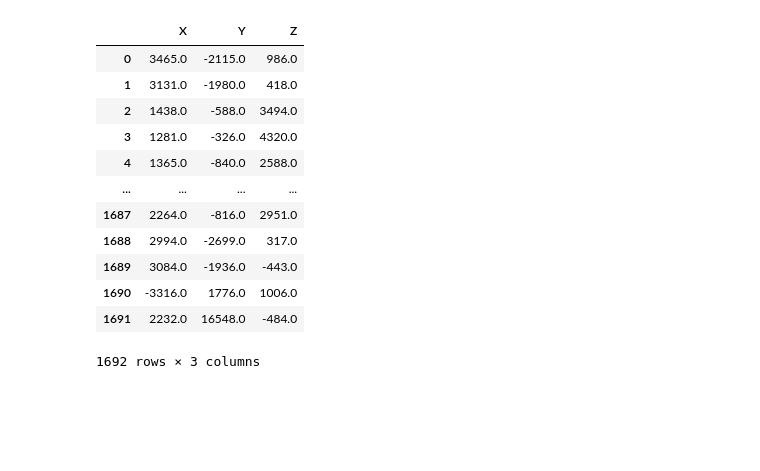
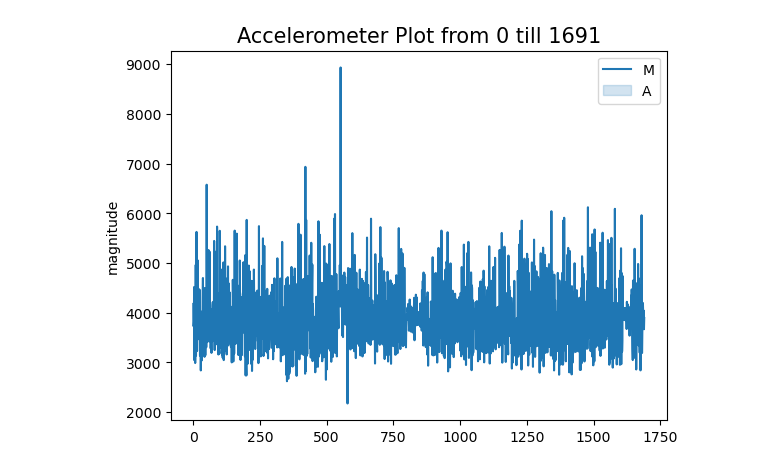
Before and after one commit to juliaborgess18/classificador-de-padroes-de-mobilidade, a Jupyter notebook: src/classificador.ipynb, the cells around one changed output. Drawn from its saved outputs; the diff is of its cells as text; code cells hidden in the pictures; blank space fills up the shorter version.

```diff
--- a/src/classificador.ipynb
+++ b/src/classificador.ipynb
@@ -4,20 +15,8 @@
 # %%
-from leitura_dados import LeituraDados
-
 arquivo = "..\\dataset\\Andando-PausasNãoMarcadas.csv"
 
-LeituraDados.resultado(arquivo)
+# Leitura dos dados de acordo com a extensão do arquivo
+df = LeituraDados.resultado(arquivo)
-# %% [output]
-|  | X | Y | Z |
-| 0 | 3465.0 | -2115.0 | 986.0 |
-| 1 | 3131.0 | -1980.0 | 418.0 |
-| 2 | 1438.0 | -588.0 | 3494.0 |
-| 3 | 1281.0 | -326.0 | 4320.0 |
-| 4 | 1365.0 | -840.0 | 2588.0 |
-| ... | ... | ... | ... |
-| 1687 | 2264.0 | -816.0 | 2951.0 |
-| 1688 | 2994.0 | -2699.0 | 317.0 |
-| 1689 | 3084.0 | -1936.0 | -443.0 |
-| 1690 | -3316.0 | 1776.0 | 1006.0 |
-| 1691 | 2232.0 | 16548.0 | -484.0 |
-1692 rows × 3 columns
+# %%
+# Cálculo da norma Euclidiana para transformar os valores de aceleração em um número representativo
+df['MAGNITUDE_ACEL'] = np.sqrt(df['X']**2 + df['Y']**2 + df['Z']**2)
@@ -23,0 +27,24 @@ LeituraDados.resultado(arquivo)
+# %%
+import seaborn as sns
+def plot(df,start,end,showx=False,showy=False,showz=False,showTotal=True):
+    legend_lst=[]
+    if(showx):
+        sns.lineplot(y = 'X', x = df.index[start:end], data = df[start:end])
+        legend_lst+='X'
+    if(showy):
+        sns.lineplot(y = 'Y', x = df.index[start:end], data = df[start:end])
+        legend_lst+='Y'
+    if(showz):
+        sns.lineplot(y = 'Z', x = df.index[start:end], data = df[start:end])
+        legend_lst+='Z'
+    if(showTotal):
+        sns.lineplot(y = 'MAGNITUDE_ACEL', x = df.index[start:end], data = df[start:end])
+        legend_lst+='MAGNITUDE_ACEL'
+    plt.legend(legend_lst)
+    plt.ylabel("magnitude")
+    plt.title("Accelerometer Plot from "+str(start)+" till "+str(end), fontsize = 15)
+    plt.show()
+
+plot(df,0,df.index[-1])
+# %% [output]
+[figure, added]
```
Also changed, not shown: parts of 3 cells of this notebook, 6 other files.
